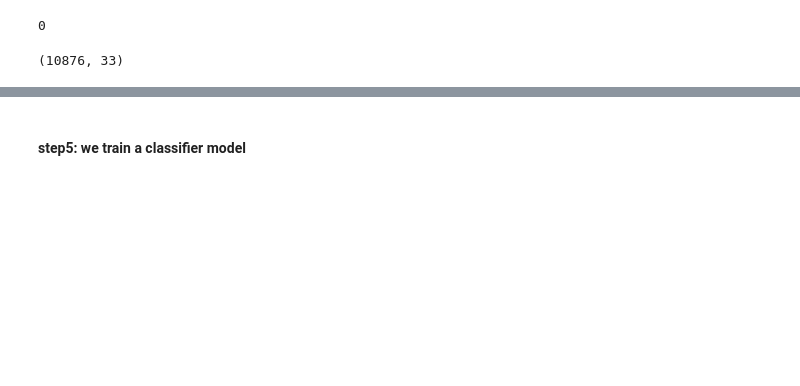
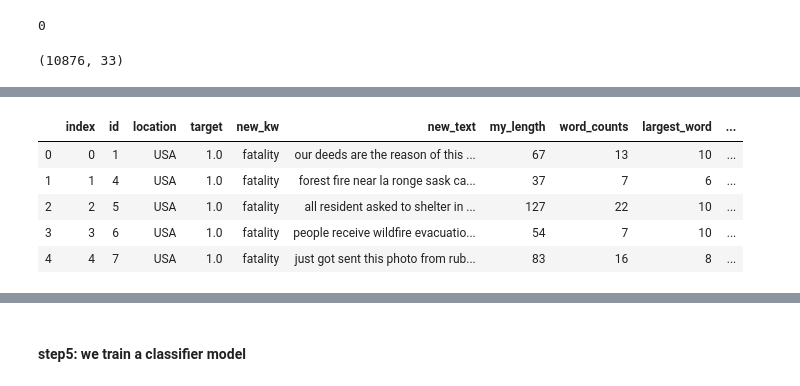
Before and after one commit to JeanMILPIED/Disaster_tweets_kaggle, a Jupyter notebook: my_NLP_disaster_book.ipynb, the cells around one changed output, grey strips where cells are left out. Cells and saved outputs as stored; diff of their text form; code cells hidden in the pictures; blank space fills up the shorter version.

```diff
--- a/my_NLP_disaster_book.ipynb
+++ b/my_NLP_disaster_book.ipynb
@@ -246,3 +310,3 @@ my_data_all.to_csv('./my_data_all_stemmed.csv')
 # %%
 #we load back the database
-my_data_all_clean=pd.read_csv('./my_data_all_stemmed.csv', index_col=0)
+my_data_all_clean=pd.read_csv('./my_data_all_lemma.csv', index_col=0)
@@ -248,0 +331,2 @@ my_data_all_clean=pd.read_csv('./my_data_all_stemmed.csv', index_col=0)
+# %%
+my_data_all_clean["new_text"]=[my_text.lower() for my_text in my_data_all_clean["new_text"]]
@@ -249,3 +342,25 @@ my_data_all_clean=pd.read_csv('./my_data_all_stemmed.csv', index_col=0)
+# %%
+# we create a function that build new features from a text string
+def string_features(my_string):
+    my_length = len(my_string)
+    my_words = len(my_string.split())
+    largest_word=len(max(my_string.split(),key=len))
+    mean_word_size=round(my_length/my_words,0)
+    return (my_length, my_words, largest_word,mean_word_size)
+# %%
+my_data_all_clean["my_length"]=[string_features(my_string)[0] for my_string in my_data_all_clean["new_text"]]
+my_data_all_clean["word_counts"]=[string_features(my_string)[1] for my_string in my_data_all_clean["new_text"]]
+my_data_all_clean["largest_word"]=[string_features(my_string)[2] for my_string in my_data_all_clean["new_text"]]
+my_data_all_clean["mean_word_size"]=[string_features(my_string)[3] for my_string in my_data_all_clean["new_text"]]
+# %%
+my_data_all_clean.head()
+# %% [output]
+|  | index | id | location | target | new_kw | new_text | my_length | word_counts | largest_word | ... |
+| 0 | 0 | 1 | USA | 1.0 | fatality | our deeds are the reason of this ... | 67 | 13 | 10 | ... |
+| 1 | 1 | 4 | USA | 1.0 | fatality | forest fire near la ronge sask ca... | 37 | 7 | 6 | ... |
+| 2 | 2 | 5 | USA | 1.0 | fatality | all resident asked to shelter in ... | 127 | 22 | 10 | ... |
+| 3 | 3 | 6 | USA | 1.0 | fatality | people receive wildfire evacuatio... | 54 | 7 | 10 | ... |
+| 4 | 4 | 7 | USA | 1.0 | fatality | just got sent this photo from rub... | 83 | 16 | 8 | ... |
 # %%
 #we create back the train and test databases
 my_train_data_clean=my_data_all_clean.dropna(axis=0, subset=['target'])
```
Also changed, not shown: parts of 45 cells of this notebook.
